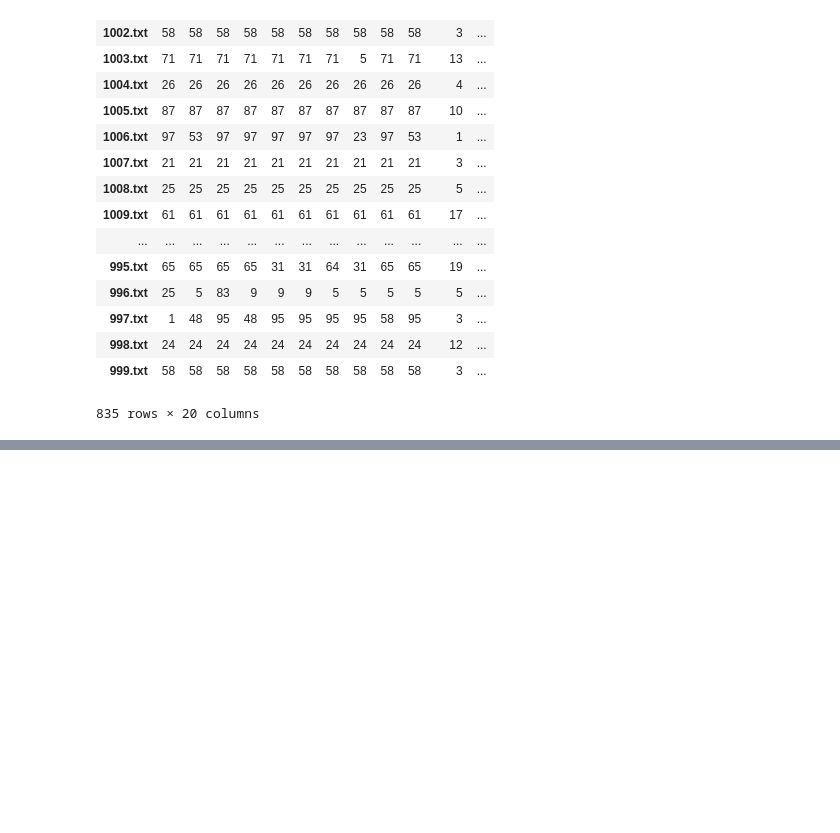
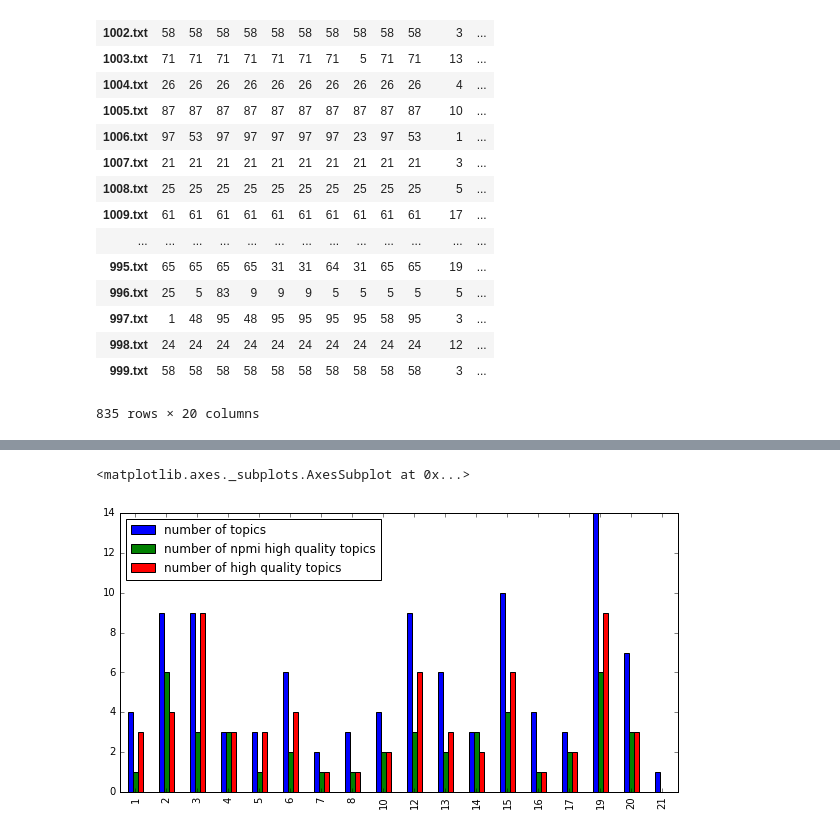
Before and after one commit to jvdzwaan/dilipad, a Jupyter notebook: results/CAP text classification.ipynb, the cells around one changed output, grey strips where cells are left out. Drawn from its saved outputs; the diff is of its cells as text; code cells hidden in the pictures; blank space fills up the shorter version.

```diff
--- a/results/CAP text classification.ipynb
+++ b/results/CAP text classification.ipynb
@@ -581,0 +421,11 @@ performance
+# %%
+counts_data = {}
+for i in range(10):
+    cap = 'cap{}'.format(i)
+    counts = res[cap].value_counts()
+    counts_data[cap] = counts
+
+c = pd.DataFrame(counts_data)
+c['mean'] = c.apply(lambda row: np.mean(row), axis=1)
+c['std'] = c.apply(lambda row: np.std(row), axis=1)
+c
@@ -581,0 +451,5 @@ performance
+# %%
+topic_cap_mapping['mean number texts predicted'] = c['mean']
+topic_cap_mapping['std number texts predicted'] = c['std']
+topic_cap_mapping = topic_cap_mapping.fillna(0)
+topic_cap_mapping
@@ -581,0 +474,5 @@ performance
+# %%
+topic_cap_mapping[['number of topics', 'number of npmi high quality topics', 'number of high quality topics']].plot(kind='bar')
+# %% [output]
+<matplotlib.axes._subplots.AxesSubplot at 0x...>
+[figure, added]
```
Also changed, not shown: parts of 32 cells of this notebook, 3 other files.
